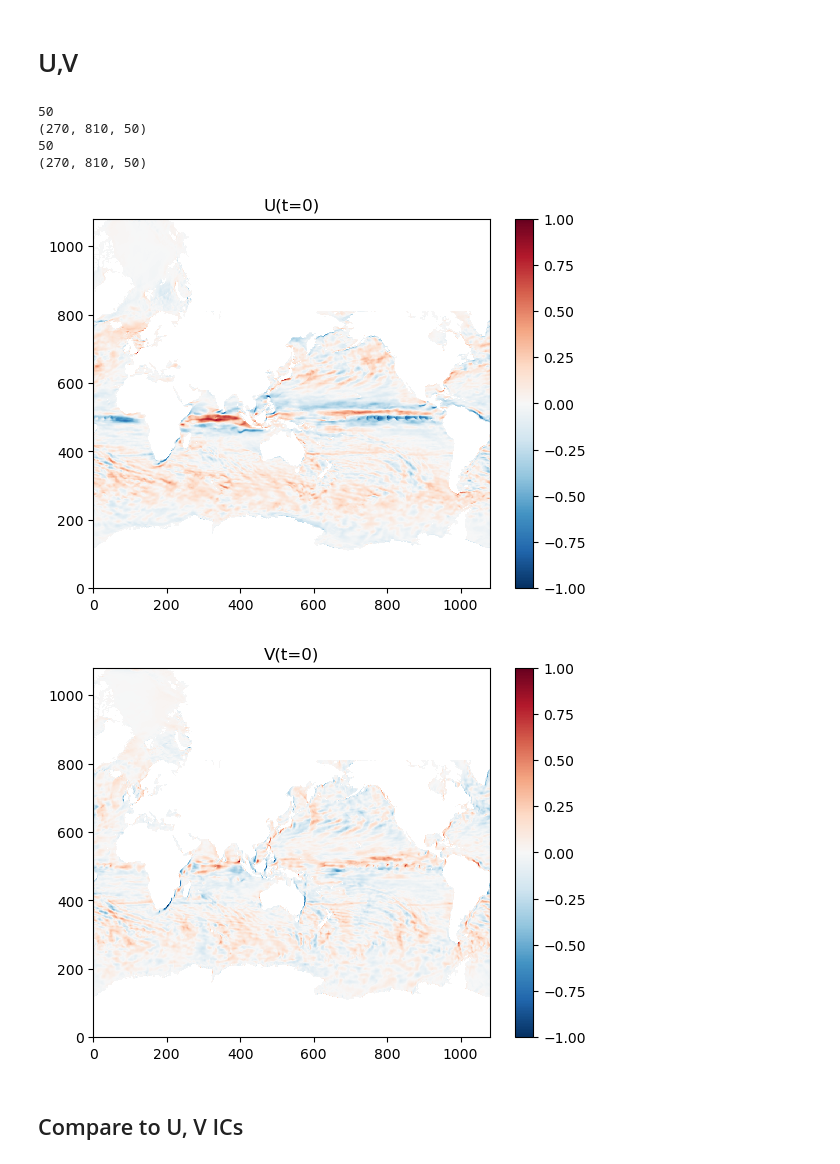
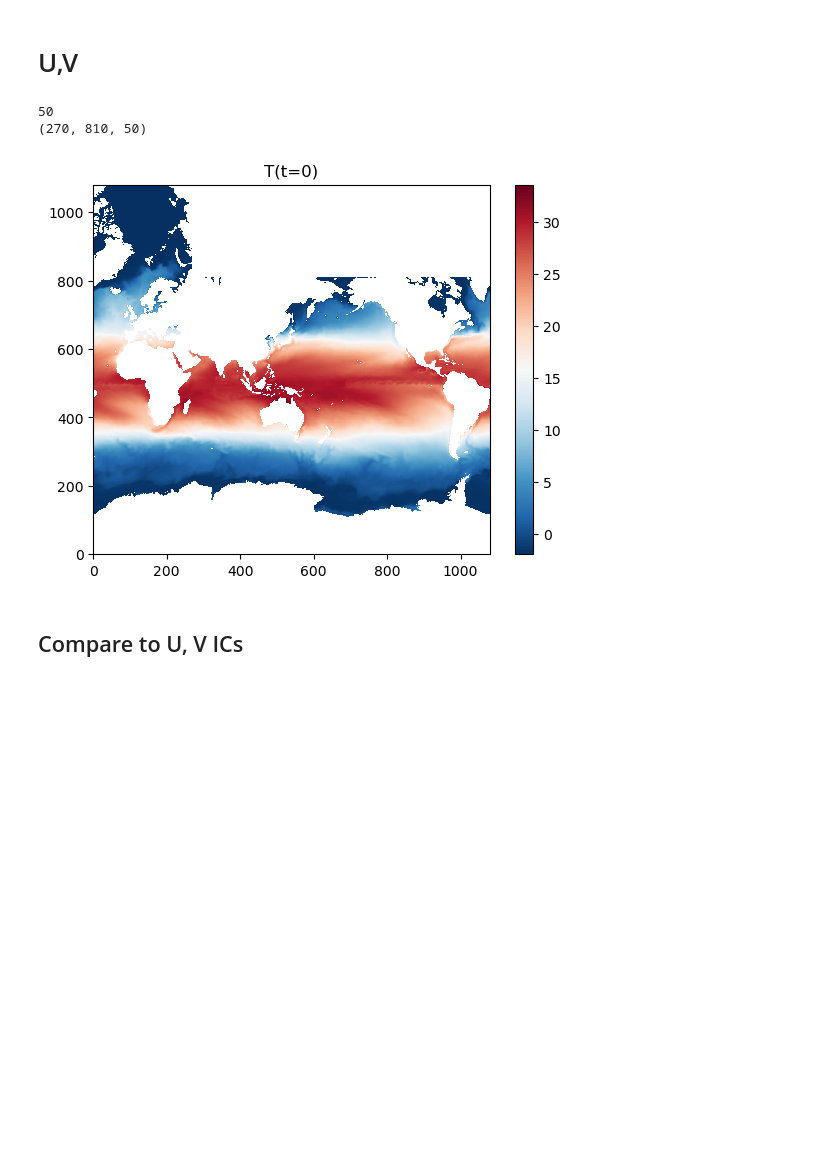
Before and after one commit to shoshanareich/jupyter_notebooks, a Jupyter notebook: llc270/adjoint_ke.ipynb, the cells around one changed output. Cells and saved outputs as stored; diff of their text form; code cells hidden in the pictures; blank space fills up the shorter version.

```diff
--- a/llc270/adjoint_ke.ipynb
+++ b/llc270/adjoint_ke.ipynb
@@ -16,9 +16,14 @@ from patchface3D import *
 nx = 270
 nz = 50
 
-run_dir='/nobackup/sreich/llc270_c68w_runs/run_sens_pk0000841536_ke_42days/'
-adxx_uvel = rdmds(run_dir+'ctrl_variables/adxx_uvel.0000000000')
-adxx_vvel = rdmds(run_dir+'ctrl_variables/adxx_vvel.0000000000')
+#run_dir='/nobackup/sreich/llc270_c68w_runs/run_sens_pk0000841536_ke_42days/'
+run_dir='/nobackup/sreich/llc270_c68w_runs/run_sens_pk0000841536_T_2/'
 
-np.unique(adxx_uvel) #nz, ny, nx
+# adxx_uvel = rdmds(run_dir+'ctrl_variables/adxx_uvel.0000000000')
+# adxx_vvel = rdmds(run_dir+'ctrl_variables/adxx_vvel.0000000000')
+adxx_atemp = rdmds(run_dir+'ctrl_variables/adxx_atemp.0000000000')
+#adxx_theta = rdmds(run_dir+'ctrl_variables/adxx_theta.0000000000')
+adxx_theta = rdmds('/nobackup/owang/runs/MG/llc90/run.v4_rls4.077d3.iter0/adxx_theta.0000000000')
+
+np.unique(adxx_theta) #nz, ny, nx
 # %% [output]
@@ -112,37 +136,22 @@ plt.show()
 # %% [markdown]
 # U,V
 # %%
-u0 = rdmds(run_dir+'U.0000000000')
+t = rdmds(run_dir+'T.0000000000')
 
-u0 = patchface3D(u0, 270, 50)[0,:,:]
-u0[u0 == 0] = np.nan
-
-
-v0 = rdmds(run_dir+'V.0000000000')
-
-v0 = patchface3D(v0, 270, 50)[0,:,:]
-v0[v0 == 0] = np.nan
-
-u0, v0 = fix_uv(u0, v0,270)
+t = patchface3D(t, 270, 50)[0,:,:]
+t[t == 0] = np.nan
 
 
 
-plt.pcolormesh(u0, cmap='RdBu_r',vmin=-1, vmax=1)
+
+plt.pcolormesh(t, cmap='RdBu_r')
 plt.colorbar()
-plt.title('U(t=0)')
+plt.title('T(t=0)')
 plt.show()
-
-plt.pcolormesh(v0, cmap='RdBu_r',vmin=-1,vmax=1)
-plt.colorbar()
-plt.title('V(t=0)')
-plt.show()
 # %% [output]
 50
 (270, 810, 50)
-50
-(270, 810, 50)
-[figure, old version]
+[figure, new version]
-[figure, removed]
 # %%
 # adxxu_out, adxxv_out = fix_uv(adxx_uvel_wrl, adxx_vvel_wrl, 270)
 
```
Also changed, not shown: parts of 7 cells of this notebook, 15 other files.
